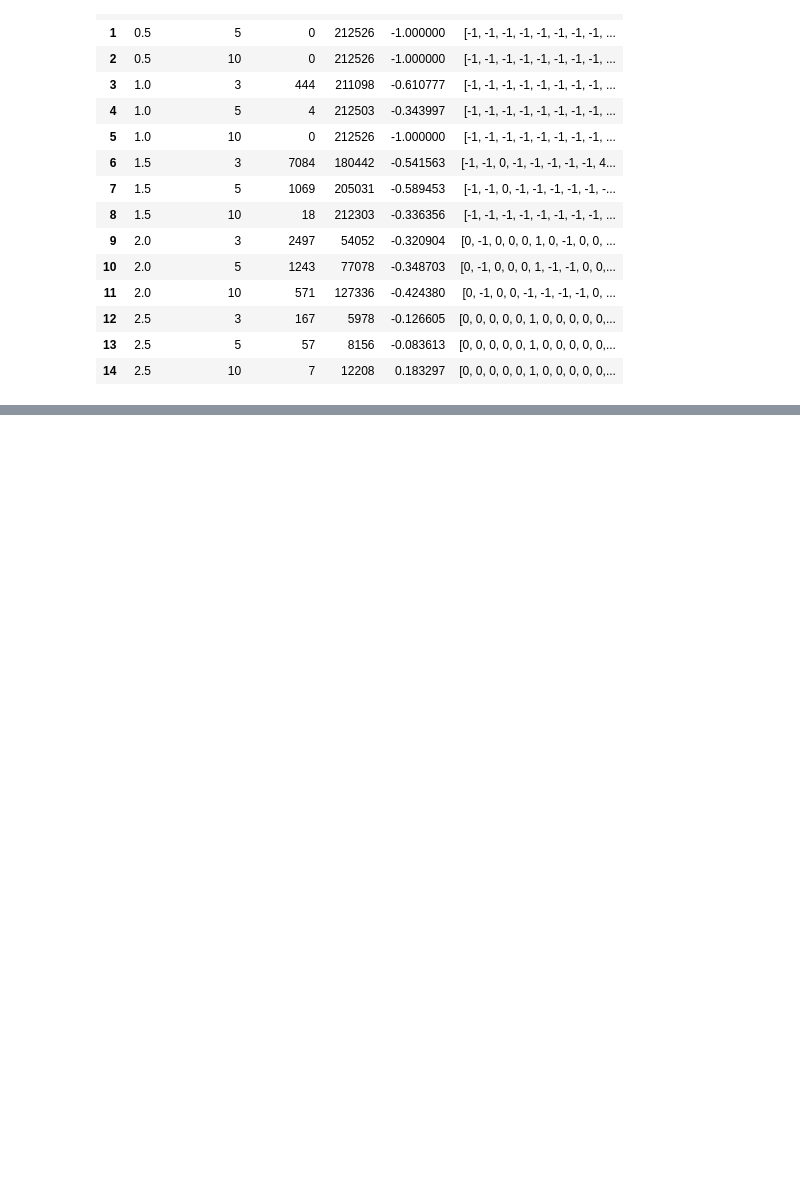
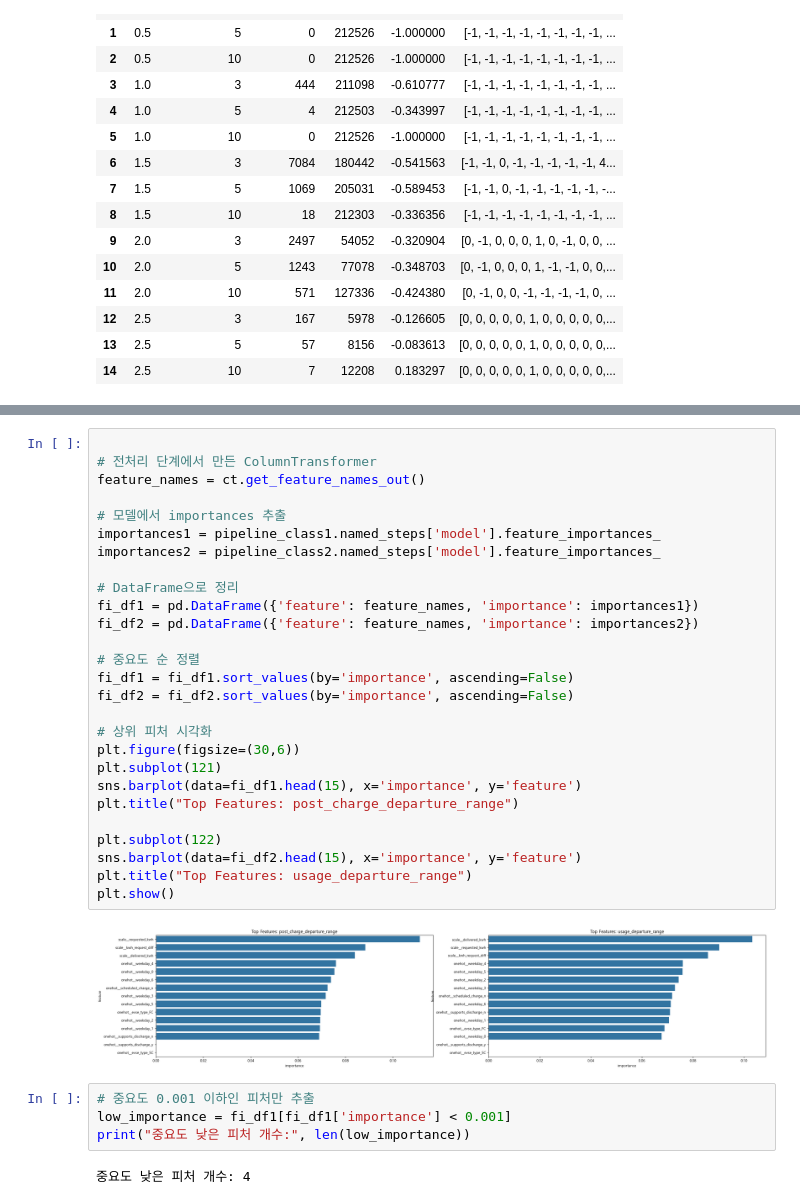
Before and after one commit to AR384/EVSE_mainproject_python, a Jupyter notebook: data/code/ML_analysis.ipynb, the cells around one changed output, grey strips where cells are left out. Cells and saved outputs as stored; diff of their text form; blank space fills up the shorter version.

```diff
--- a/data/code/ML_analysis.ipynb
+++ b/data/code/ML_analysis.ipynb
@@ -689,0 +1112,35 @@ labels = dbscan.fit_predict(X)
+# %%
+
+# 전처리 단계에서 만든 ColumnTransformer
+feature_names = ct.get_feature_names_out()
+
+# 모델에서 importances 추출
+importances1 = pipeline_class1.named_steps['model'].feature_importances_
+importances2 = pipeline_class2.named_steps['model'].feature_importances_
+
+# DataFrame으로 정리
+fi_df1 = pd.DataFrame({'feature': feature_names, 'importance': importances1})
+fi_df2 = pd.DataFrame({'feature': feature_names, 'importance': importances2})
+
+# 중요도 순 정렬
+fi_df1 = fi_df1.sort_values(by='importance', ascending=False)
+fi_df2 = fi_df2.sort_values(by='importance', ascending=False)
+
+# 상위 피처 시각화
+plt.figure(figsize=(30,6))
+plt.subplot(121)
+sns.barplot(data=fi_df1.head(15), x='importance', y='feature')
+plt.title("Top Features: post_charge_departure_range")
+
+plt.subplot(122)
+sns.barplot(data=fi_df2.head(15), x='importance', y='feature')
+plt.title("Top Features: usage_departure_range")
+plt.show()
+# %% [output]
+[figure, added]
+# %%
+# 중요도 0.001 이하인 피처만 추출
+low_importance = fi_df1[fi_df1['importance'] < 0.001]
+print("중요도 낮은 피처 개수:", len(low_importance))
+# %% [output]
+중요도 낮은 피처 개수: 4
```
Also changed, not shown: parts of 24 cells of this notebook, 24 other files.
